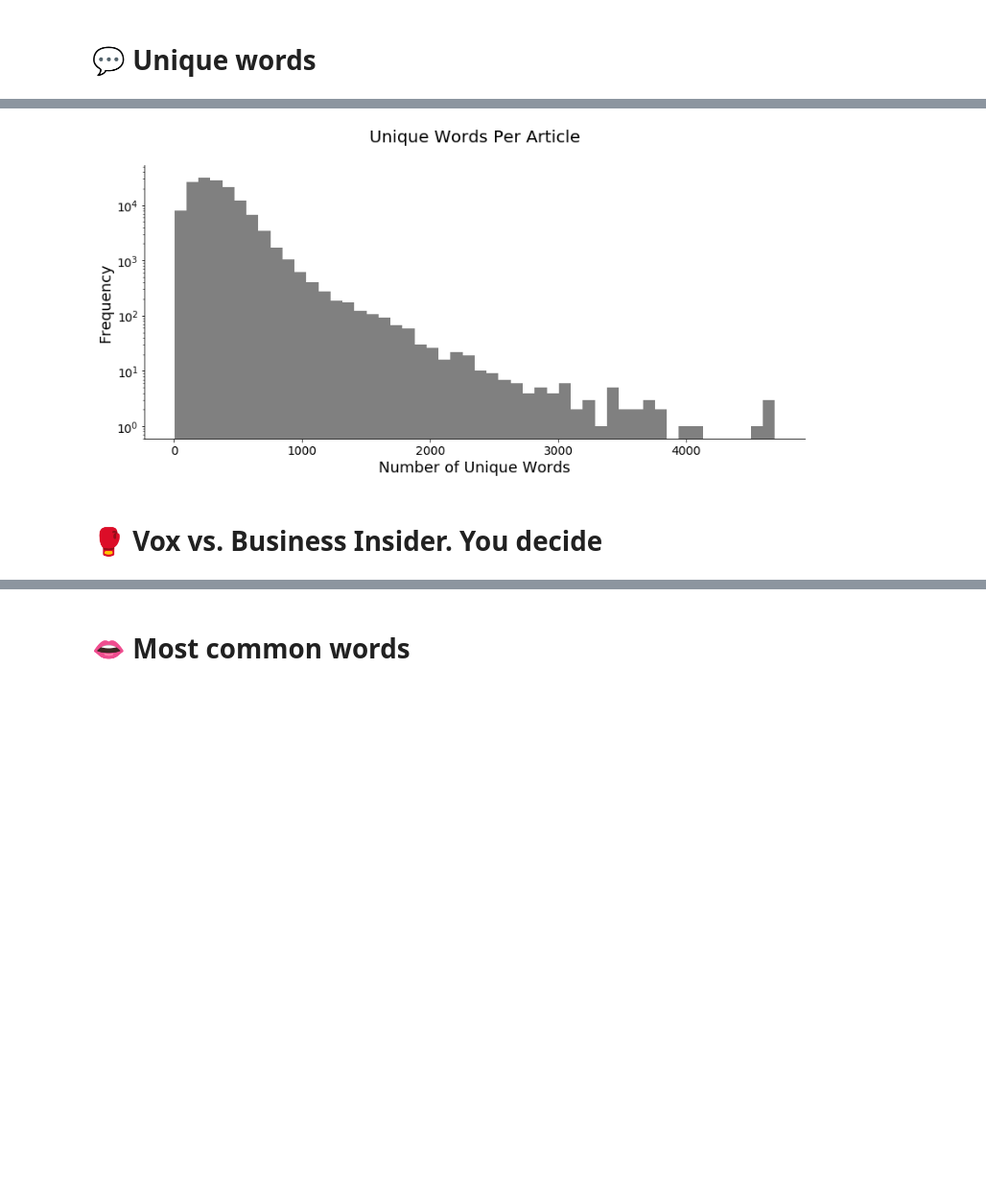
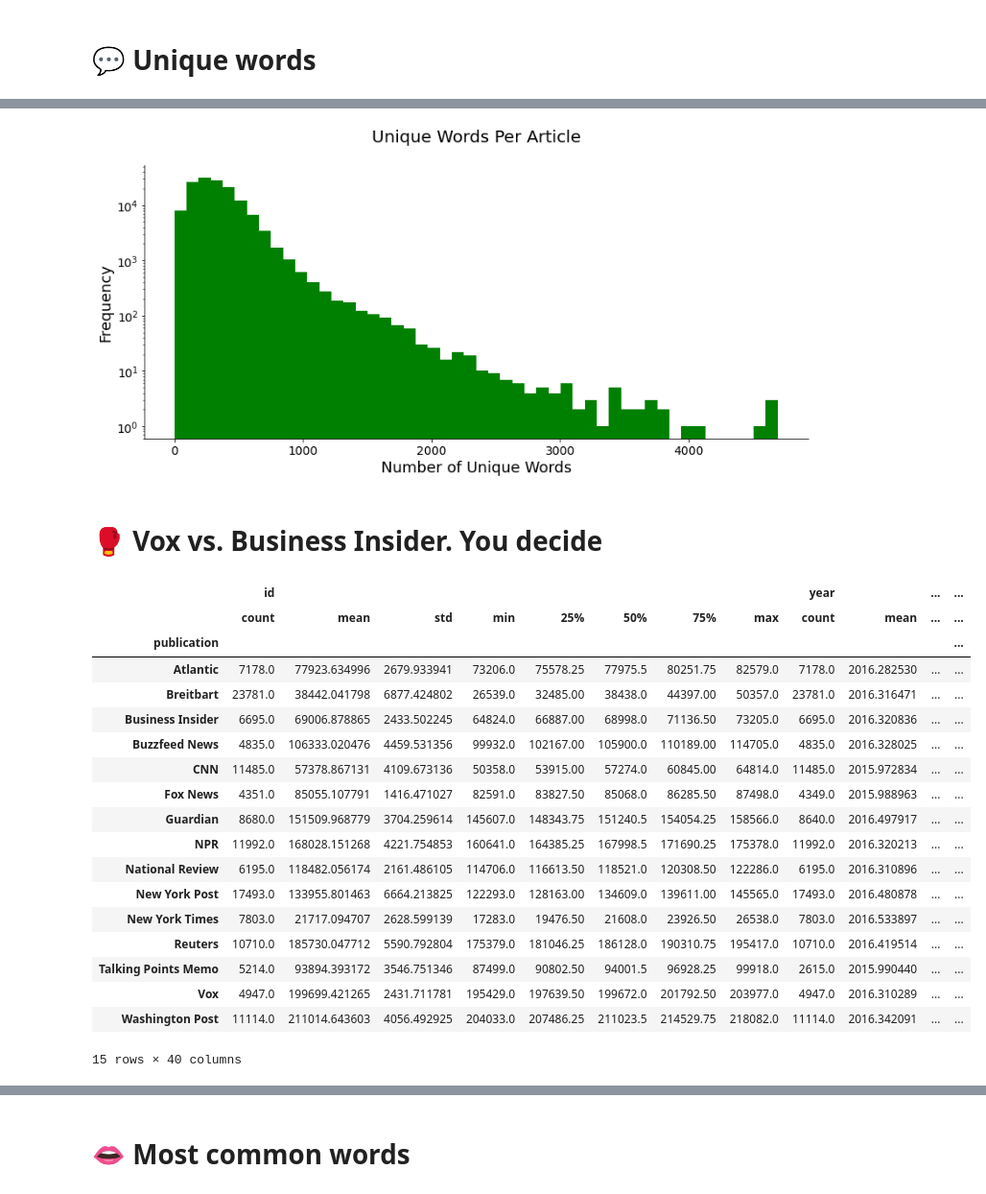
Before and after one commit to ValRCS/Digital_Discourse_ETH713_Fall_2020, a Jupyter notebook: analysis/news-outlets-climate-change.ipynb, the cells around one changed output, grey strips where cells are left out. Shown at 96% size. Cells and saved outputs as stored; diff of their text form; code cells hidden in the pictures; blank space fills up the shorter version.

```diff
--- a/analysis/news-outlets-climate-change.ipynb
+++ b/analysis/news-outlets-climate-change.ipynb
@@ -101,5 +287,5 @@ Maximum unique word: 4692, Minimum: 1
 # %%
-ax=articles['uniq_wds'].plot(kind='hist', bins=50, fontsize=14, figsize=(12,6), color="gray")
+ax=articles['uniq_wds'].plot(kind='hist', bins=50, fontsize=14, figsize=(12,6), color="green")
 ax.set_title('Unique Words Per Article\n', fontsize=20)
 ax.set_ylabel('Frequency', fontsize=18)
 ax.set_xlabel('Number of Unique Words', fontsize=18)
@@ -107,6 +293,29 @@ ax.set_yscale("log")
 plt.tight_layout()
 sns.despine();
 # %% [output]
-[figure, old version]
+[figure, new version]
 # %% [markdown]
 # 🥊 Vox vs. Business Insider. You decide
+# %%
+# you are grouping by each individual publication in publication column
+articles.groupby('publication').describe()
+# %% [output]
+|  | id |  |  |  |  |  |  |  | year |  | ... | ... |
+|  | count | mean | std | min | 25% | 50% | 75% | max | count | mean | ... | ... |
+| publication |  |  |  |  |  |  |  |  |  |  |  | ... |
+| Atlantic | 7178.0 | 77923.634996 | 2679.933941 | 73206.0 | 75578.25 | 77975.5 | 80251.75 | 82579.0 | 7178.0 | 2016.282530 | ... | ... |
+| Breitbart | 23781.0 | 38442.041798 | 6877.424802 | 26539.0 | 32485.00 | 38438.0 | 44397.00 | 50357.0 | 23781.0 | 2016.316471 | ... | ... |
+| Business Insider | 6695.0 | 69006.878865 | 2433.502245 | 64824.0 | 66887.00 | 68998.0 | 71136.50 | 73205.0 | 6695.0 | 2016.320836 | ... | ... |
+| Buzzfeed News | 4835.0 | 106333.020476 | 4459.531356 | 99932.0 | 102167.00 | 105900.0 | 110189.00 | 114705.0 | 4835.0 | 2016.328025 | ... | ... |
+| CNN | 11485.0 | 57378.867131 | 4109.673136 | 50358.0 | 53915.00 | 57274.0 | 60845.00 | 64814.0 | 11485.0 | 2015.972834 | ... | ... |
+| Fox News | 4351.0 | 85055.107791 | 1416.471027 | 82591.0 | 83827.50 | 85068.0 | 86285.50 | 87498.0 | 4349.0 | 2015.988963 | ... | ... |
+| Guardian | 8680.0 | 151509.968779 | 3704.259614 | 145607.0 | 148343.75 | 151240.5 | 154054.25 | 158566.0 | 8640.0 | 2016.497917 | ... | ... |
+| NPR | 11992.0 | 168028.151268 | 4221.754853 | 160641.0 | 164385.25 | 167998.5 | 171690.25 | 175378.0 | 11992.0 | 2016.320213 | ... | ... |
+| National Review | 6195.0 | 118482.056174 | 2161.486105 | 114706.0 | 116613.50 | 118521.0 | 120308.50 | 122286.0 | 6195.0 | 2016.310896 | ... | ... |
+| New York Post | 17493.0 | 133955.801463 | 6664.213825 | 122293.0 | 128163.00 | 134609.0 | 139611.00 | 145565.0 | 17493.0 | 2016.480878 | ... | ... |
+| New York Times | 7803.0 | 21717.094707 | 2628.599139 | 17283.0 | 19476.50 | 21608.0 | 23926.50 | 26538.0 | 7803.0 | 2016.533897 | ... | ... |
+| Reuters | 10710.0 | 185730.047712 | 5590.792804 | 175379.0 | 181046.25 | 186128.0 | 190310.75 | 195417.0 | 10710.0 | 2016.419514 | ... | ... |
+| Talking Points Memo | 5214.0 | 93894.393172 | 3546.751346 | 87499.0 | 90802.50 | 94001.5 | 96928.25 | 99918.0 | 2615.0 | 2015.990440 | ... | ... |
+| Vox | 4947.0 | 199699.421265 | 2431.711781 | 195429.0 | 197639.50 | 199672.0 | 201792.50 | 203977.0 | 4947.0 | 2016.310289 | ... | ... |
+| Washington Post | 11114.0 | 211014.643603 | 4056.492925 | 204033.0 | 207486.25 | 211023.5 | 214529.75 | 218082.0 | 11114.0 | 2016.342091 | ... | ... |
+15 rows × 40 columns
```
Also changed, not shown: parts of 50 cells of this notebook, 1 other file.
